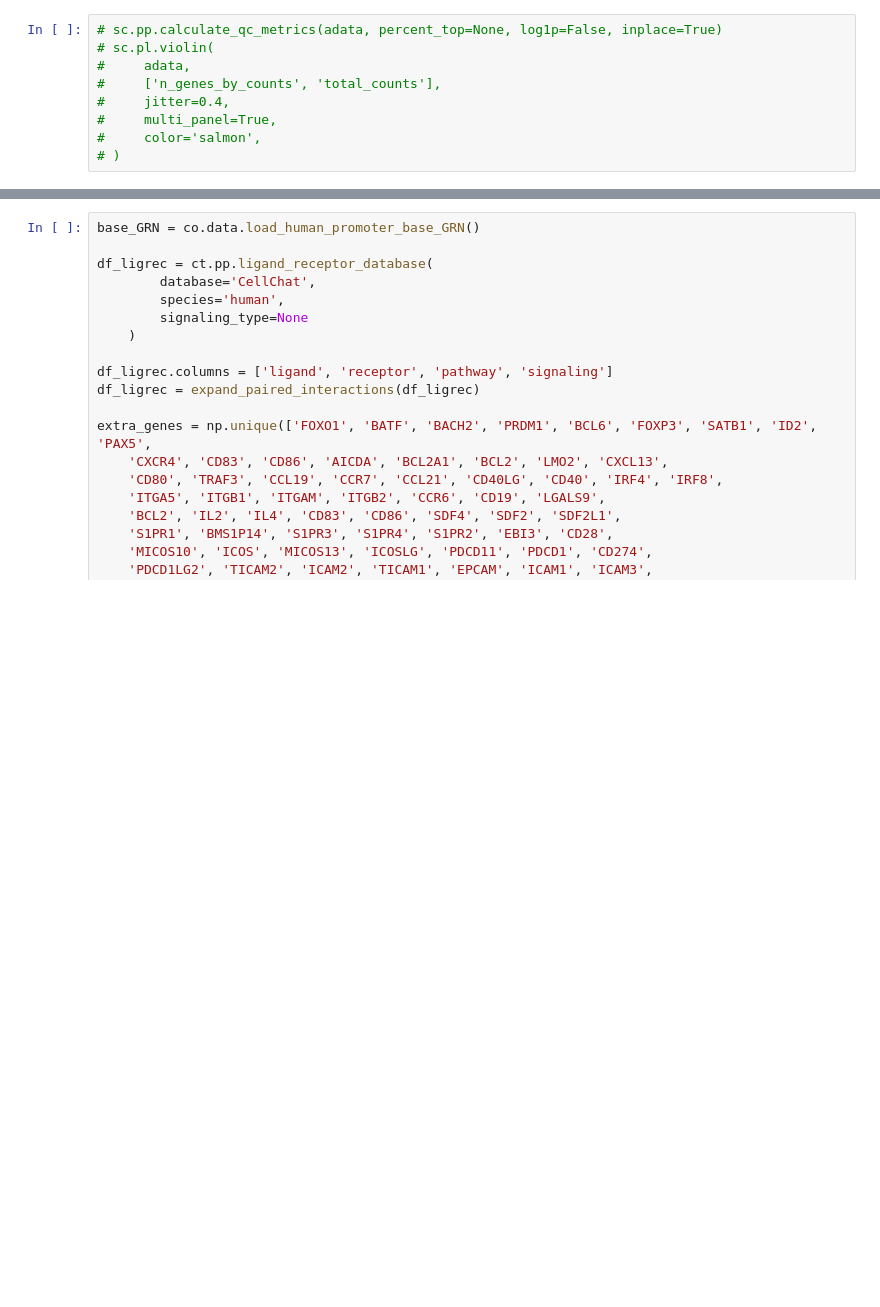
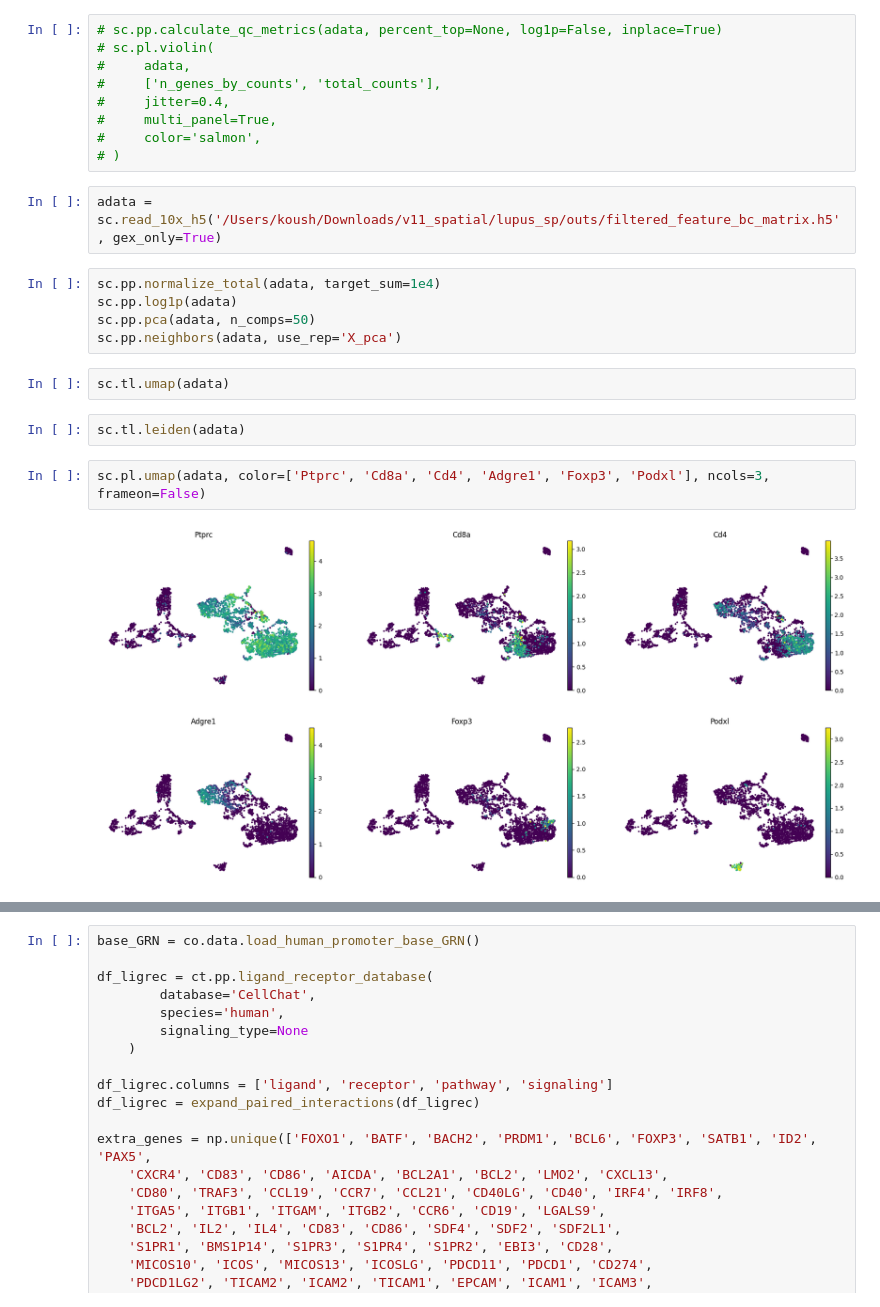
Before and after one commit to jishnu-lab/SpaceTravLR, a Jupyter notebook: notebooks/melanoma_slidetags/00_make_adata.ipynb, the cells around one changed output, grey strips where cells are left out. Drawn from its saved outputs; the diff is of its cells as text; blank space fills up the shorter version.

```diff
--- a/notebooks/melanoma_slidetags/00_make_adata.ipynb
+++ b/notebooks/melanoma_slidetags/00_make_adata.ipynb
@@ -41,3 +41,18 @@ adata.obsm['spatial'] = adata.obs[['X', 'Y']].values.astype(np.float64)
 #     multi_panel=True,
 #     color='salmon',
 # )
+# %%
+adata = sc.read_10x_h5('/Users/koush/Downloads/v11_spatial/lupus_sp/outs/filtered_feature_bc_matrix.h5', gex_only=True)
+# %%
+sc.pp.normalize_total(adata, target_sum=1e4)
+sc.pp.log1p(adata)
+sc.pp.pca(adata, n_comps=50)
+sc.pp.neighbors(adata, use_rep='X_pca')
+# %%
+sc.tl.umap(adata)
+# %%
+sc.tl.leiden(adata)
+# %%
+sc.pl.umap(adata, color=['Ptprc', 'Cd8a', 'Cd4', 'Adgre1', 'Foxp3', 'Podxl'], ncols=3, frameon=False)
+# %% [output]
+[figure, added]
```
Also changed, not shown: parts of 3 cells of this notebook, 4 other files.
